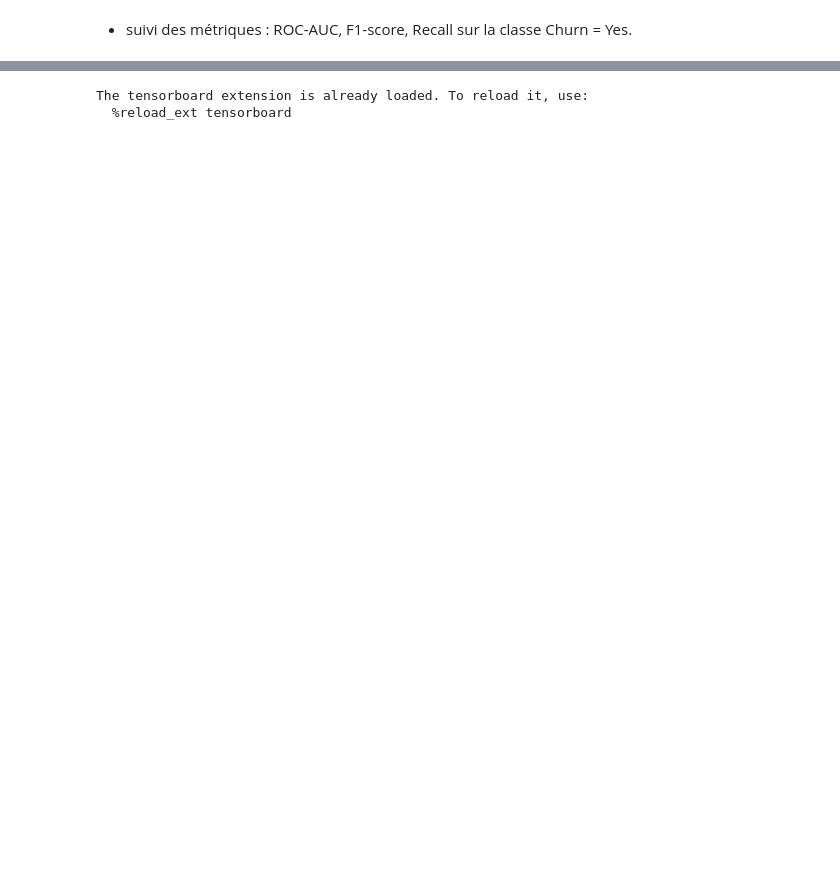
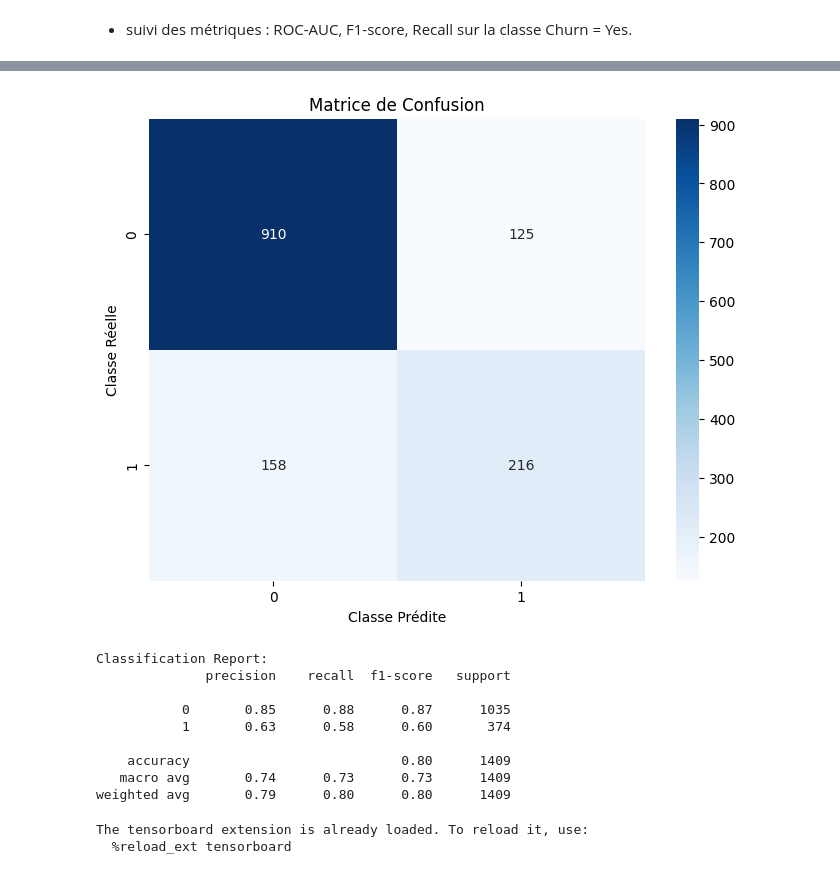
Before and after one commit to NicoCasso/ChurnPrediction, a Jupyter notebook: notebooks/niconotebook.ipynb, the cells around one changed output, grey strips where cells are left out. Drawn from its saved outputs; the diff is of its cells as text; code cells hidden in the pictures; blank space fills up the shorter version.

```diff
--- a/notebooks/niconotebook.ipynb
+++ b/notebooks/niconotebook.ipynb
@@ -352,3 +357,41 @@ plt.show()
+# %%
+import seaborn as sns
+import matplotlib.pyplot as plt
+from sklearn.metrics import classification_report, confusion_matrix
+
+import numpy as np
+
+
+y_pred = deepl_classifier(X_test).numpy().flatten()
+
+# Appliquer un seuil pour classer
+y_pred_class = (y_pred >= 0.5).astype(int)
+
+# Confusion matrix
+cm = confusion_matrix(y_test, y_pred_class)
+
+# Plot confusion matrix
+plt.figure(figsize=(8, 6))
+sns.heatmap(cm, annot=True, fmt='d', cmap='Blues', xticklabels=[0,1], yticklabels=[0,1])
+plt.title("Matrice de Confusion")
+plt.xlabel("Classe Prédite")
+plt.ylabel("Classe Réelle")
+plt.show()
+
+# Optional: classification report
+print("\nClassification Report:")
+print(classification_report(y_test, y_pred_class))
+# %% [output]
+[figure, added]
+Classification Report:
+              precision    recall  f1-score   support
+
+           0       0.85      0.88      0.87      1035
+           1       0.63      0.58      0.60       374
+
+    accuracy                           0.80      1409
+   macro avg       0.74      0.73      0.73      1409
+weighted avg       0.79      0.80      0.80      1409
 # %%
 %load_ext tensorboard
 # %% [output]
```
Also changed, not shown: parts of 8 cells of this notebook, 4 other files.
